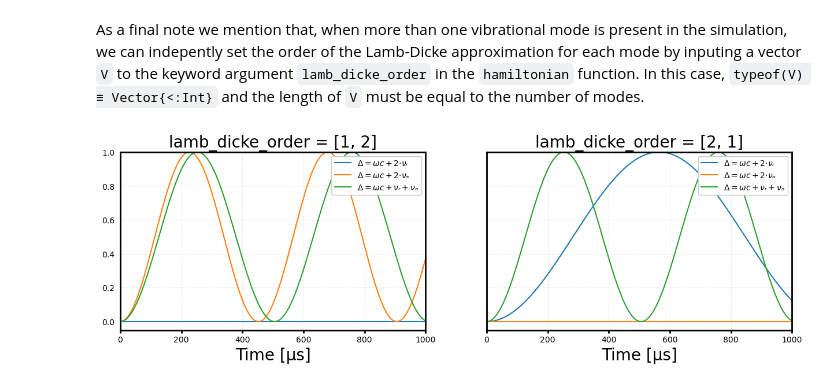
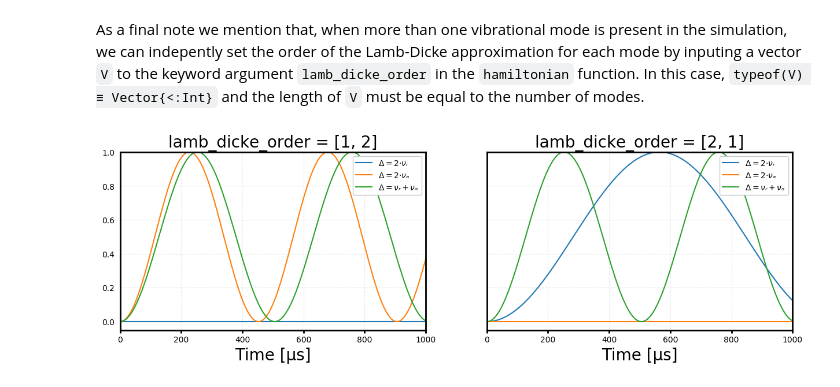
Before and after one commit to HaeffnerLab/IonSim.jl-Examples, a Jupyter notebook: webpage/example-notebooks/multi-mode_interactions.ipynb, the cells around one changed output. Cells and saved outputs as stored; diff of their text form; code cells hidden in the pictures.

```diff
--- a/webpage/example-notebooks/multi-mode_interactions.ipynb
+++ b/webpage/example-notebooks/multi-mode_interactions.ipynb
@@ -115,9 +119,9 @@ findfont: Font family ['Palatino'] not found. Falling back to DejaVu Sans.
 Now we drive the first-order blue axial sideband of the carrier transition and compare the results for an initial vibrational state of |↓, n̄ᵣ=0, n̄ₐ=1.5⟩ versus |↓, n̄ᵣ=1.5, n̄ₐ=0⟩.
 # %%
 # set carrier transition Rabi frequency to 1 MHz
-Efield_from_rabi_frequency!(1e6, T, 1, 1, ("S-1/2","D-1/2"))
+Efield_from_rabi_frequency!(1e6, T, 1, 1, ("S","D"))
 tspan = 0:0.25:800
-L.Δ = ωc + axial.ν
+L.Δ = axial.ν
 axial.N = 10
 radial.N = 10
 h = hamiltonian(T, rwa_cutoff=1e4, displacement="truncated", time_dependent_eta=false)
@@ -152,7 +156,7 @@ On the other hand, when the axial mode begins in its ground state but the radial
 If we instead drive the radial sideband, we produce analogous results:
 # %%
 tspan = 0:0.25:800
-L.Δ = ωc + radial.ν
+L.Δ = radial.ν
 h = hamiltonian(T, rwa_cutoff=1e4)
 
 # Set initial state to |↓, n̄ᵣ=0, n̄ₐ=1.5⟩ and solve
@@ -189,7 +193,7 @@ fout(t, ρ) = real(expect(ionprojector(T, "D-1/2"), ρ));
 tspan = 0:1:10000
 axial.N = 15
 radial.N = 15
-L.Δ = ωc + radial.ν + axial.ν
+L.Δ = radial.ν + axial.ν
 h = hamiltonian(T, rwa_cutoff=1e4)
 
 # Set initial state to |↓, n̄ᵣ=0, n̄ₐ=1.5⟩
@@ -284,44 +288,44 @@ tspan = 0:5:1000
 ρᵢ_radial = thermalstate(radial, 0)
 ρᵢ = ρᵢ_ion ⊗ ρᵢ_radial ⊗ ρᵢ_axial  # Set initial state to |↓, n̄ᵣ=0, n̄ₐ=0⟩
 
-L.Δ = ωc + 2radial.ν  # Set detuning to second order radial sideband
+L.Δ = 2radial.ν  # Set detuning to second order radial sideband
 h = hamiltonian(T, rwa_cutoff=1e4, lamb_dicke_order=[1, 2])  # First order LD approx on radial mode and second order on axial mode
 tout, sol_rad = timeevolution.schroedinger_dynamic(tspan, ρᵢ, h, fout=fout)
 
-L.Δ = ωc + 2axial.ν  # Set detuning to second order axial sideband
+L.Δ = 2axial.ν  # Set detuning to second order axial sideband
 h = hamiltonian(T, rwa_cutoff=1e4, lamb_dicke_order=[1, 2])
 tout, sol_ax = timeevolution.schroedinger_dynamic(tspan, ρᵢ, h, fout=fout)
 
-L.Δ = ωc + radial.ν + axial.ν  # Set detuning to axial + radial sideband
+L.Δ = radial.ν + axial.ν  # Set detuning to axial + radial sideband
 h = hamiltonian(T, rwa_cutoff=1e4, lamb_dicke_order=[1, 2])
 tout, sol_rad_ax = timeevolution.schroedinger_dynamic(tspan, ρᵢ, h, fout=fout)
 
-L.Δ = ωc + 2radial.ν  # Set detuning to second order radial sideband
+L.Δ = 2radial.ν  # Set detuning to second order radial sideband
 h = hamiltonian(T, rwa_cutoff=1e4, lamb_dicke_order=[2, 1])  # First order LD approx on radial mode and second order on axial mode
 tout, sol_radr = timeevolution.schroedinger_dynamic(tspan, ρᵢ, h, fout=fout)
 
-L.Δ = ωc + 2axial.ν  # Set detuning to second order axial sideband
+L.Δ = 2axial.ν  # Set detuning to second order axial sideband
 h = hamiltonian(T, rwa_cutoff=1e4, lamb_dicke_order=[2, 1])
 tout, sol_axr = timeevolution.schroedinger_dynamic(tspan, ρᵢ, h, fout=fout)
 
-L.Δ = ωc + radial.ν + axial.ν  # Set detuning to axial + radial sideband
+L.Δ = radial.ν + axial.ν  # Set detuning to axial + radial sideband
 h = hamiltonian(T, rwa_cutoff=1e4, lamb_dicke_order=[2, 1])
 tout, sol_rad_axr = timeevolution.schroedinger_dynamic(tspan, ρᵢ, h, fout=fout);
 # %%
 fig, ax = plt.subplots(1, 2, sharey=true, figsize=(15, 4))
-ax[1].plot(tout, sol_rad, label=L"Δ = ωc + 2⋅νᵣ")
-ax[1].plot(tout, sol_ax, label=L"Δ = ωc + 2⋅νₐ")
-ax[1].plot(tout, sol_rad_ax, label=L"Δ = ωc + νᵣ + νₐ")
+ax[1].plot(tout, sol_rad, label=L"Δ = 2⋅νᵣ")
+ax[1].plot(tout, sol_ax, label=L"Δ = 2⋅νₐ")
+ax[1].plot(tout, sol_rad_ax, label=L"Δ = νᵣ + νₐ")
 ax[1].legend(loc=1, framealpha=1)
 ax[1].set_title("lamb_dicke_order = [1, 2]")
-ax[2].plot(tout, sol_radr, label=L"Δ = ωc + 2⋅νᵣ")
-ax[2].plot(tout, sol_axr, label=L"Δ = ωc + 2⋅νₐ")
-ax[2].plot(tout, sol_rad_axr, label=L"Δ = ωc + νᵣ + νₐ")
+ax[2].plot(tout, sol_radr, label=L"Δ = 2⋅νᵣ")
+ax[2].plot(tout, sol_axr, label=L"Δ = 2⋅νₐ")
+ax[2].plot(tout, sol_rad_axr, label=L"Δ = νᵣ + νₐ")
 ax[2].set_title("lamb_dicke_order = [2, 1]")
 ax[2].legend(loc=1, framealpha=1)
 plt.ylim(-0.05, 1)
 ax[1].set_xlim(0, tout[end]); ax[2].set_xlim(0, tout[end])
 ax[1].set_xlabel("Time [μs]"); ax[2].set_xlabel("Time [μs]")
 plt.show()
 # %% [output]
-[figure, old version]
+[figure, new version]
```
Also changed, not shown: parts of 8 cells of this notebook.
